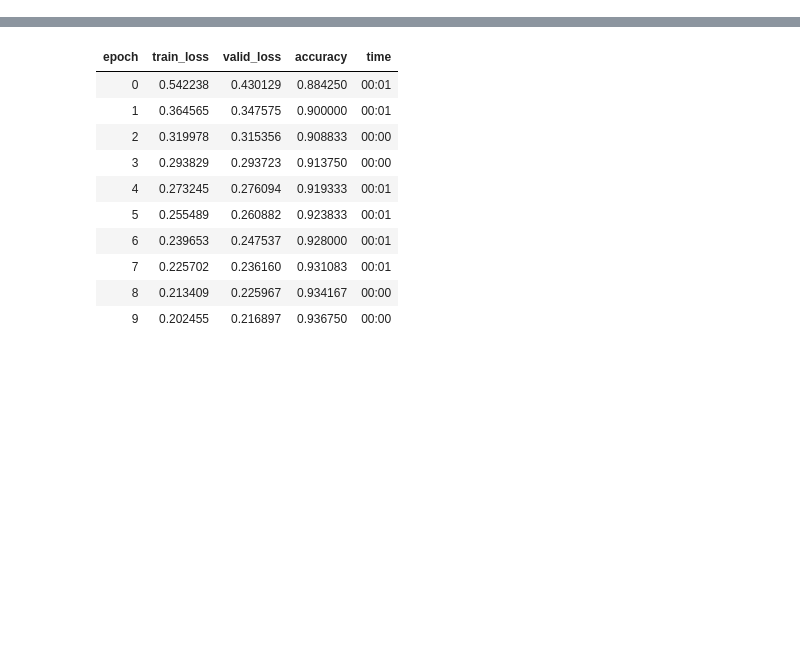
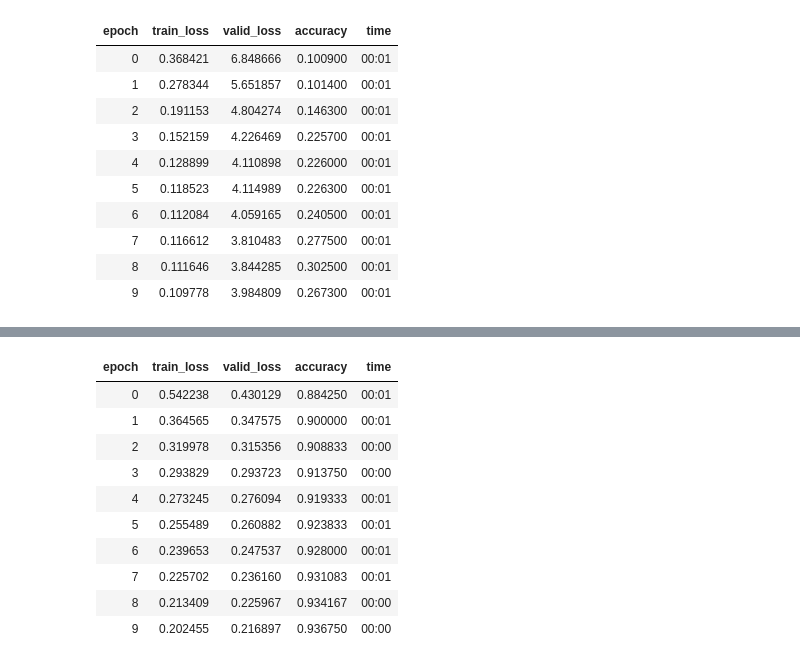
Before and after one commit to rubanzasilva/mnist_basics, a Jupyter notebook: a_mnist.ipynb, the cells around one changed output, grey strips where cells are left out. Drawn from its saved outputs; the diff is of its cells as text; code cells hidden in the pictures; blank space fills up the shorter version.

```diff
--- a/a_mnist.ipynb
+++ b/a_mnist.ipynb
@@ -22,3 +18,64 @@ path = untar_data(URLs.MNIST)
 # %%
 #hide
 Path.BASE_PATH = path
+# %%
+#codecell c
+train_x = torch.cat([stacked_zeros,stacked_ones,stacked_twos,stacked_threes,stacked_fours,stacked_fives,stacked_sixes,stacked_sevens,stacked_eights,stacked_nines]).view(-1, 28*28)
+train_y = tensor( [0]*len(zeros) + [1]*len(ones) + [2]*len(twos) + [3]*len(threes) + [4]*len(fours) + [5]*len(fives) + [6]*len(sixes) + [7]*len(sevens) + [8]*len(eights) + [9]*len(nines))
+dset = list(zip(train_x,train_y))
+x,y = dset[0]
+x.shape,y
+valid_x = torch.cat([valid_stacked_zeros,valid_stacked_ones,valid_stacked_twos,valid_stacked_threes,valid_stacked_fours,valid_stacked_fives,valid_stacked_sixes,valid_stacked_sevens,valid_stacked_eights,valid_stacked_nines]).view(-1, 28*28)
+valid_y = tensor( [0]*len(valid_zeros) + [1]*len(valid_ones) + [2]*len(valid_twos) + [3]*len(valid_threes) + [4]*len(valid_fours) + [5]*len(valid_fives) + [6]*len(valid_sixes) + [7]*len(valid_sevens) + [8]*len(valid_eights) + [9]*len(valid_nines))
+valid_dset = list(zip(valid_x,valid_y))
+
+#define linear model
+def linear1(xb):
+  return xb@weights + bias
+
+simple_net = nn.Sequential(
+nn.Linear(28*28,50),
+nn.ReLU(),
+nn.Linear(50,10)
+)
+
+#define function to Initialize parameters and return random parameters
+#requires_grad tells PyTorch to track gradients when init_params is used
+
+def init_params(size,std=1.0):
+  return (torch.randn(size)*std).requires_grad_()
+
+
+weights = init_params((28*28,10))
+bias = init_params(10)
+
+dl = DataLoader(dset, batch_size=256)
+xb,yb = first(dl)
+xb.shape,yb.shape
+
+valid_dl = DataLoader(valid_dset, batch_size=256)
+
+dls = DataLoaders(dl, valid_dl)
+
+learner = Learner(dls,simple_net,opt_func=SGD,loss_func=nn.CrossEntropyLoss(),metrics=accuracy,lr=0.001)
+
+learner.fit(10,0.1)
+
+#using the train images as activations, then applying softmax to that
+#batch_sm_acts = torch.softmax(batch,dim=1)
+#batch_sm_acts
+
+#idx = range(4)
+#batch_sm_acts[idx, label_batch]
+# %% [output]
+| epoch | train_loss | valid_loss | accuracy | time |
+| 0 | 0.368421 | 6.848666 | 0.100900 | 00:01 |
+| 1 | 0.278344 | 5.651857 | 0.101400 | 00:01 |
+| 2 | 0.191153 | 4.804274 | 0.146300 | 00:01 |
+| 3 | 0.152159 | 4.226469 | 0.225700 | 00:01 |
+| 4 | 0.128899 | 4.110898 | 0.226000 | 00:01 |
+| 5 | 0.118523 | 4.114989 | 0.226300 | 00:01 |
+| 6 | 0.112084 | 4.059165 | 0.240500 | 00:01 |
+| 7 | 0.116612 | 3.810483 | 0.277500 | 00:01 |
+| 8 | 0.111646 | 3.844285 | 0.302500 | 00:01 |
+| 9 | 0.109778 | 3.984809 | 0.267300 | 00:01 |
```
Also changed, not shown: parts of 28 cells of this notebook.
